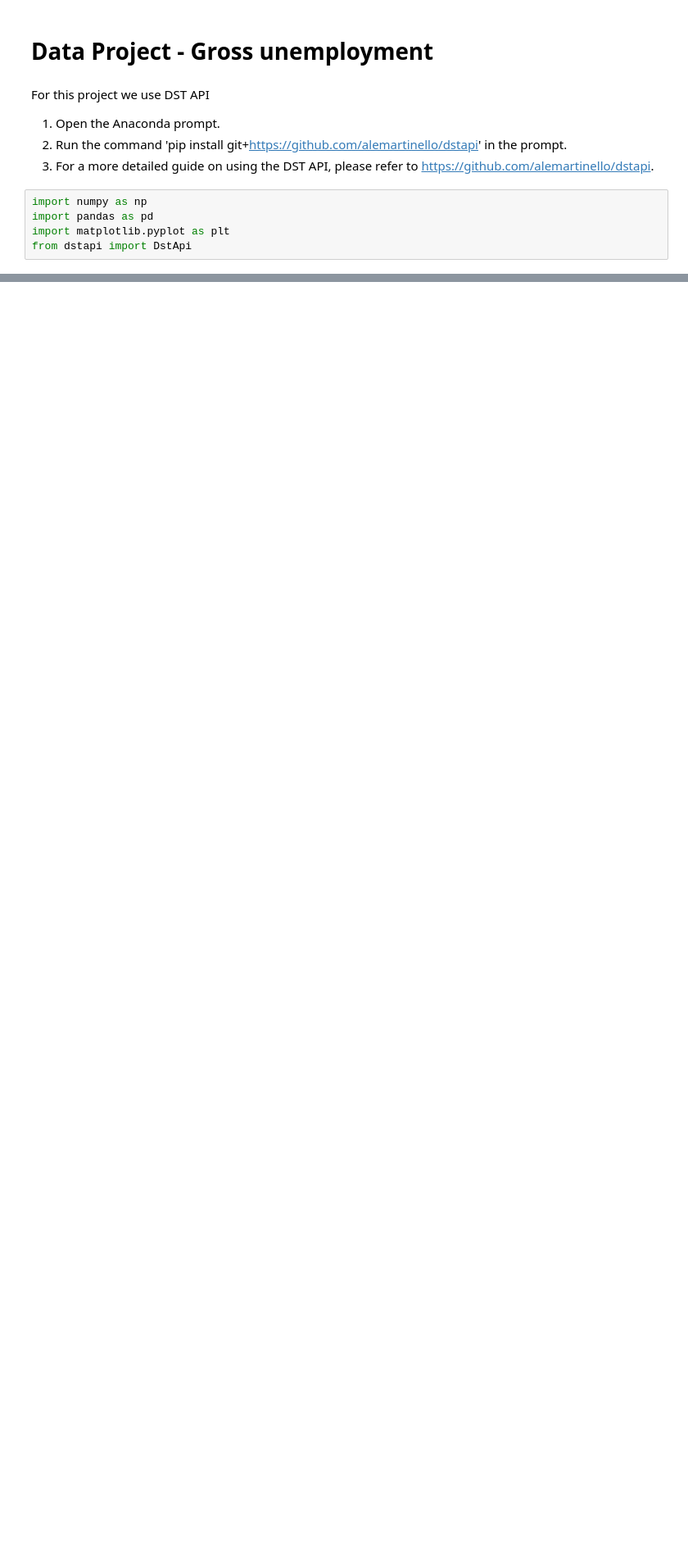
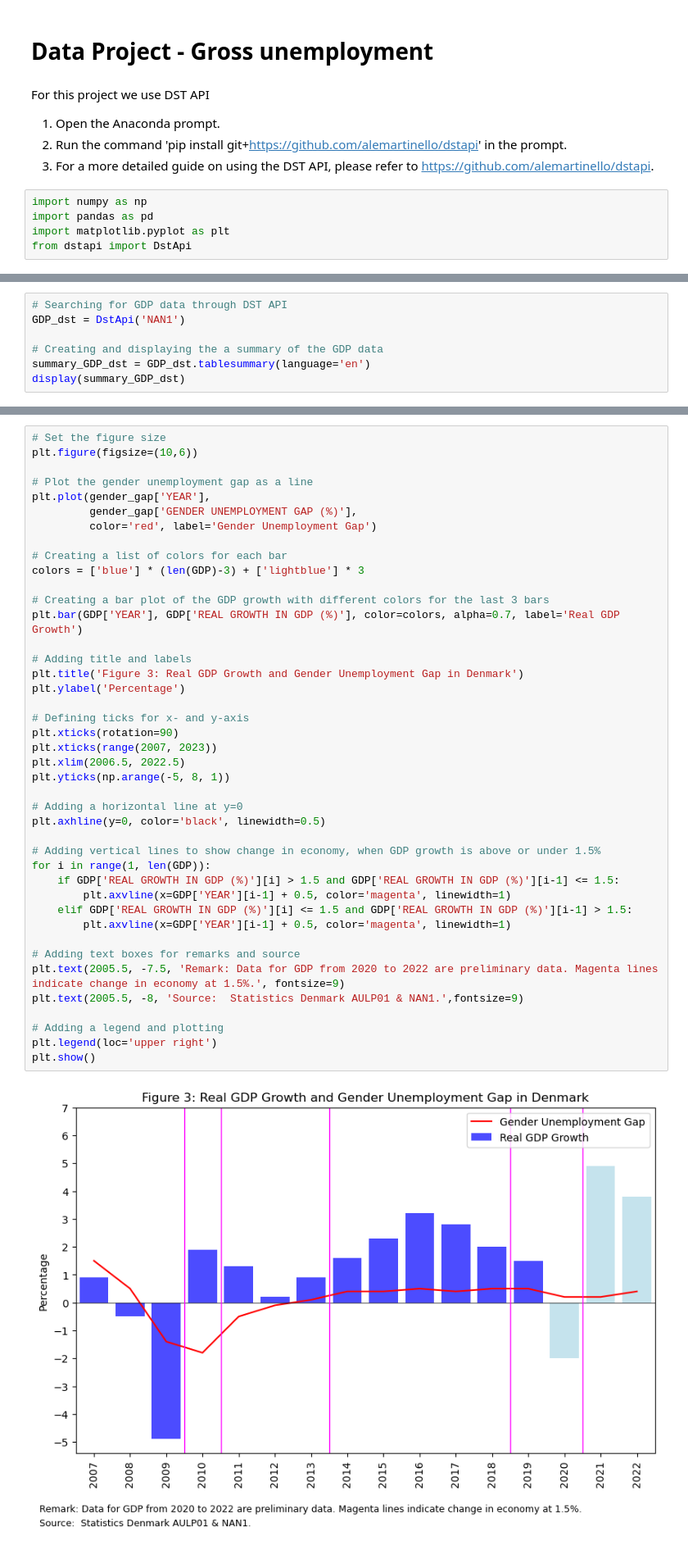
Before and after one commit to NumEconCopenhagen/projects-2023-kscd, a Jupyter notebook: dataproject/dataproject.ipynb, the cells around one changed output, grey strips where cells are left out. Shown at 82% size. Drawn from its saved outputs; the diff is of its cells as text; blank space fills up the shorter version.

```diff
--- a/dataproject/dataproject.ipynb
+++ b/dataproject/dataproject.ipynb
@@ -111,0 +142,7 @@ plt.show()
+# %%
+# Searching for GDP data through DST API
+GDP_dst = DstApi('NAN1')
+
+# Creating and displaying the a summary of the GDP data
+summary_GDP_dst = GDP_dst.tablesummary(language='en')
+display(summary_GDP_dst)
@@ -111,0 +200,44 @@ plt.show()
+# %%
+# Set the figure size
+plt.figure(figsize=(10,6))
+
+# Plot the gender unemployment gap as a line
+plt.plot(gender_gap['YEAR'],
+         gender_gap['GENDER UNEMPLOYMENT GAP (%)'],
+         color='red', label='Gender Unemployment Gap')
+
+# Creating a list of colors for each bar
+colors = ['blue'] * (len(GDP)-3) + ['lightblue'] * 3
+
+# Creating a bar plot of the GDP growth with different colors for the last 3 bars
+plt.bar(GDP['YEAR'], GDP['REAL GROWTH IN GDP (%)'], color=colors, alpha=0.7, label='Real GDP Growth')
+
+# Adding title and labels
+plt.title('Figure 3: Real GDP Growth and Gender Unemployment Gap in Denmark')
+plt.ylabel('Percentage')
+
+# Defining ticks for x- and y-axis
+plt.xticks(rotation=90)
+plt.xticks(range(2007, 2023))
+plt.xlim(2006.5, 2022.5)
+plt.yticks(np.arange(-5, 8, 1))
+
+# Adding a horizontal line at y=0
+plt.axhline(y=0, color='black', linewidth=0.5)
+
+# Adding vertical lines to show change in economy, when GDP growth is above or under 1.5%
+for i in range(1, len(GDP)):
+    if GDP['REAL GROWTH IN GDP (%)'][i] > 1.5 and GDP['REAL GROWTH IN GDP (%)'][i-1] <= 1.5:
+        plt.axvline(x=GDP['YEAR'][i-1] + 0.5, color='magenta', linewidth=1)
+    elif GDP['REAL GROWTH IN GDP (%)'][i] <= 1.5 and GDP['REAL GROWTH IN GDP (%)'][i-1] > 1.5:
+        plt.axvline(x=GDP['YEAR'][i-1] + 0.5, color='magenta', linewidth=1)
+
+# Adding text boxes for remarks and source
+plt.text(2005.5, -7.5, 'Remark: Data for GDP from 2020 to 2022 are preliminary data. Magenta lines indicate change in economy at 1.5%.', fontsize=9)
+plt.text(2005.5, -8, 'Source:  Statistics Denmark AULP01 & NAN1.',fontsize=9)
+
+# Adding a legend and plotting
+plt.legend(loc='upper right')
+plt.show()
+# %% [output]
+[figure, added]
```
Also changed, not shown: parts of 10 cells of this notebook.
